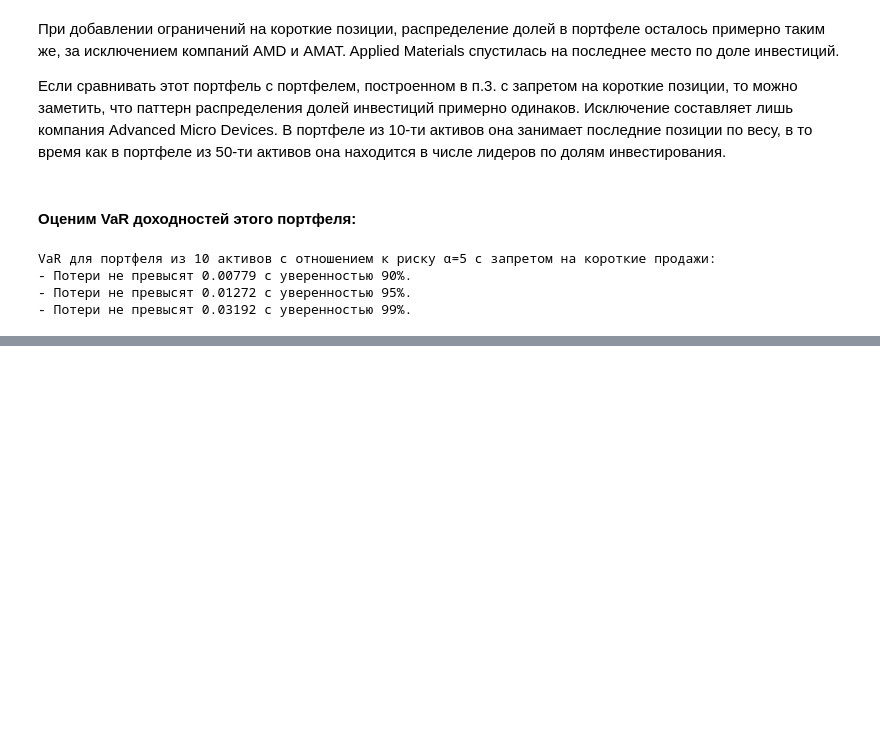
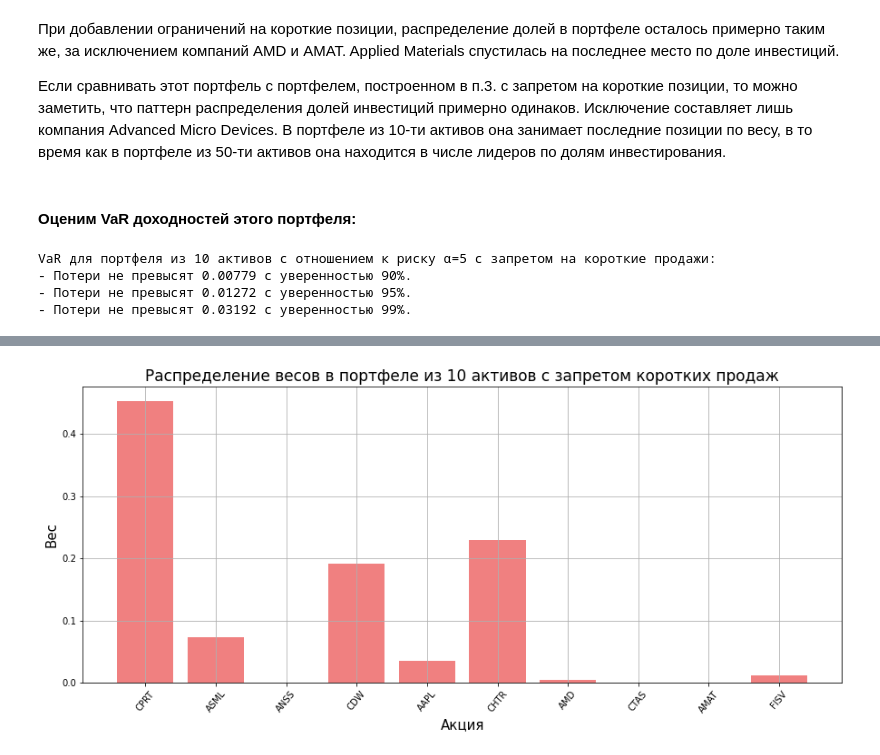
Before and after one commit to edmelnikov/Finance-operations-research-lab-2, a Jupyter notebook: lab-2_finance.ipynb, the cells around one changed output, grey strips where cells are left out. Cells and saved outputs as stored; diff of their text form; code cells hidden in the pictures; blank space fills up the shorter version.

```diff
--- a/lab-2_finance.ipynb
+++ b/lab-2_finance.ipynb
@@ -1036,0 +1117,17 @@ VaR для портфеля из 10 активов с отношением к р
+# %%
+std_not_short, E_not_short, loss_not_short, weights_not_short = sharp_optimal_portfolio('short_sales_are_not_allowed', risk_free_mean)
+
+weights_data = pd.DataFrame(index = tickers10, columns = ['weight'])
+weights_data['weight'] = weights_not_short
+
+plt.figure(figsize = (15,6))
+x = np.arange(weights_data.shape[0])
+x_values = weights_data.index
+plt.xlabel('Акция', fontsize = 15)
+plt.ylabel('Вес', fontsize = 15)
+plt.bar(x, height = weights_data['weight'], color="lightcoral")
+plt.xticks(x, x_values, rotation='50')
+plt.title("Распределение весов в портфеле из 10 активов с запретом коротких продаж", fontsize = 17)
+plt.grid()
+# %% [output]
+[figure, added]
```
Also changed, not shown: parts of 43 cells of this notebook.
